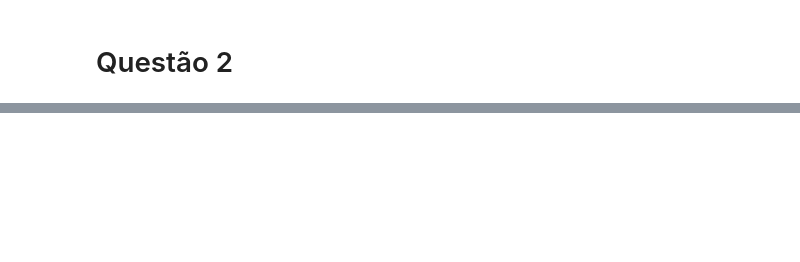
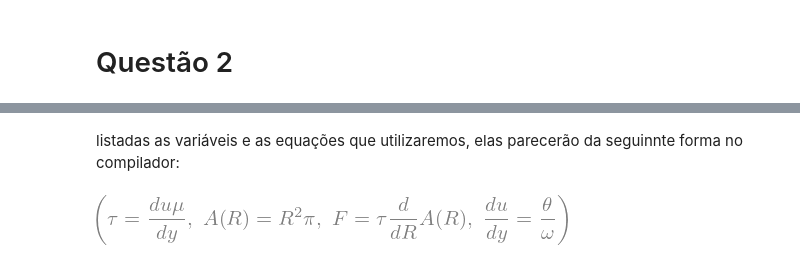
Before and after one commit to ahpqmiranda/ufpa_materiais, a Jupyter notebook: Mecânica dos Fluidos/solucionário prova 1/avaliação p01 solucionário.ipynb, the cells around one changed output, grey strips where cells are left out. Saved outputs shown, nothing was run; the diff lists cells and outputs as text; code cells hidden in the pictures; blank space fills up the shorter version.

```diff
--- a/Mecânica dos Fluidos/solucionário prova 1/avaliação p01 solucionário.ipynb
+++ b/Mecânica dos Fluidos/solucionário prova 1/avaliação p01 solucionário.ipynb
@@ -65,0 +89,13 @@ plt.show()
+# %%
+h, omega, F, T, R, pi, theta, f, r = sp.symbols('h omega F T R pi theta f r')
+A = sp.Function('A')(R)
+eq_newton = sp.Eq(tau, mu * du/dy)          # Equação de fluido newtoniano
+eq_tensao = sp.Eq(F, tau * sp.diff(A))      # Equação da tensão
+area = sp.Eq(A, pi * R ** 2)                # Área de Cisalhamento
+dudy = sp.Eq(du / dy, theta / omega)        # relação du/dy
+# %% [markdown]
+listadas as variáveis e as equações que utilizaremos, elas parecerão  da seguinnte forma no compilador:
+# %%
+eq_newton, area, eq_tensao, dudy
+# %% [output]
+[figure, added]
```
Also changed, not shown: parts of 20 cells of this notebook, 2 other files.
